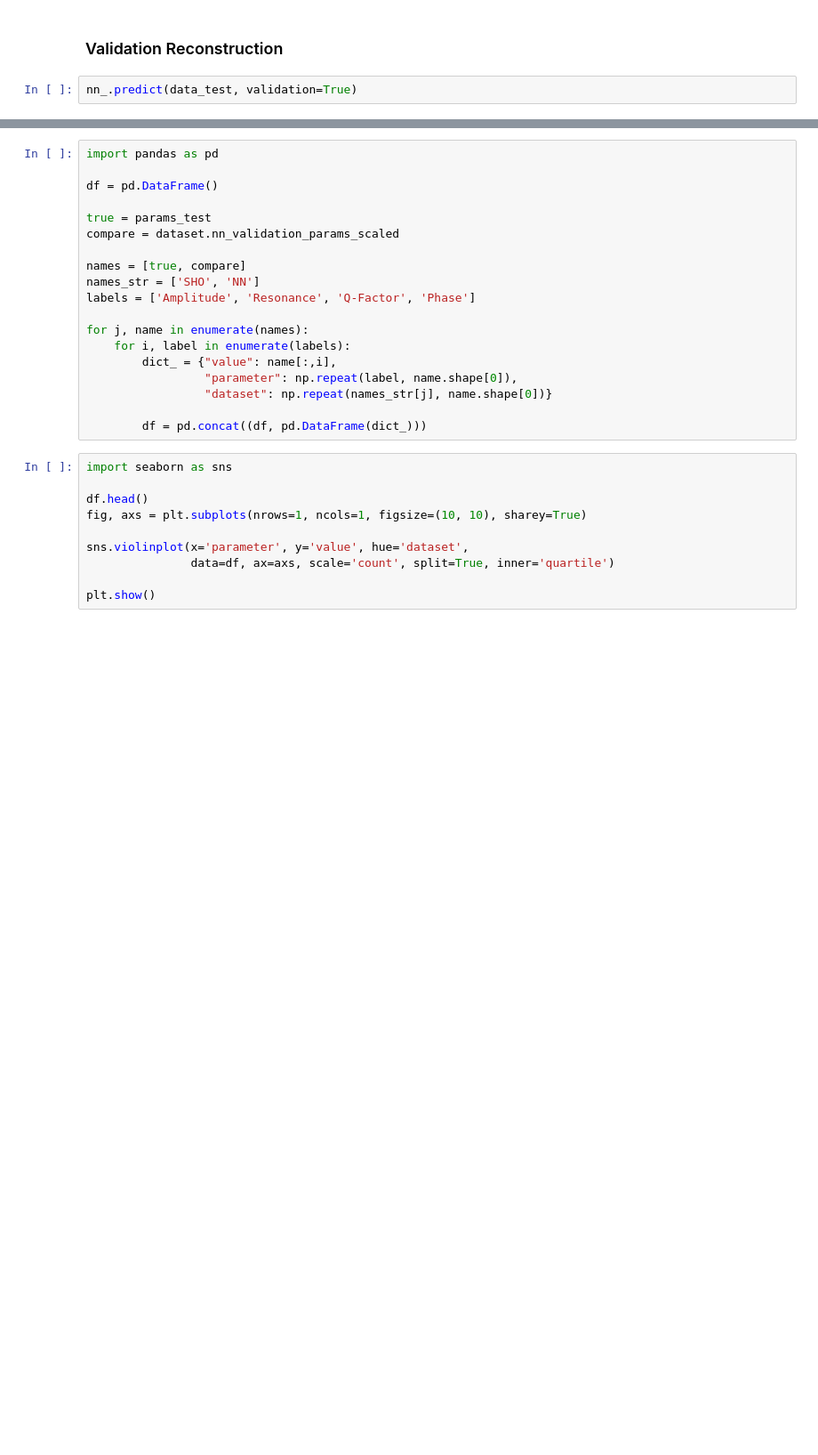
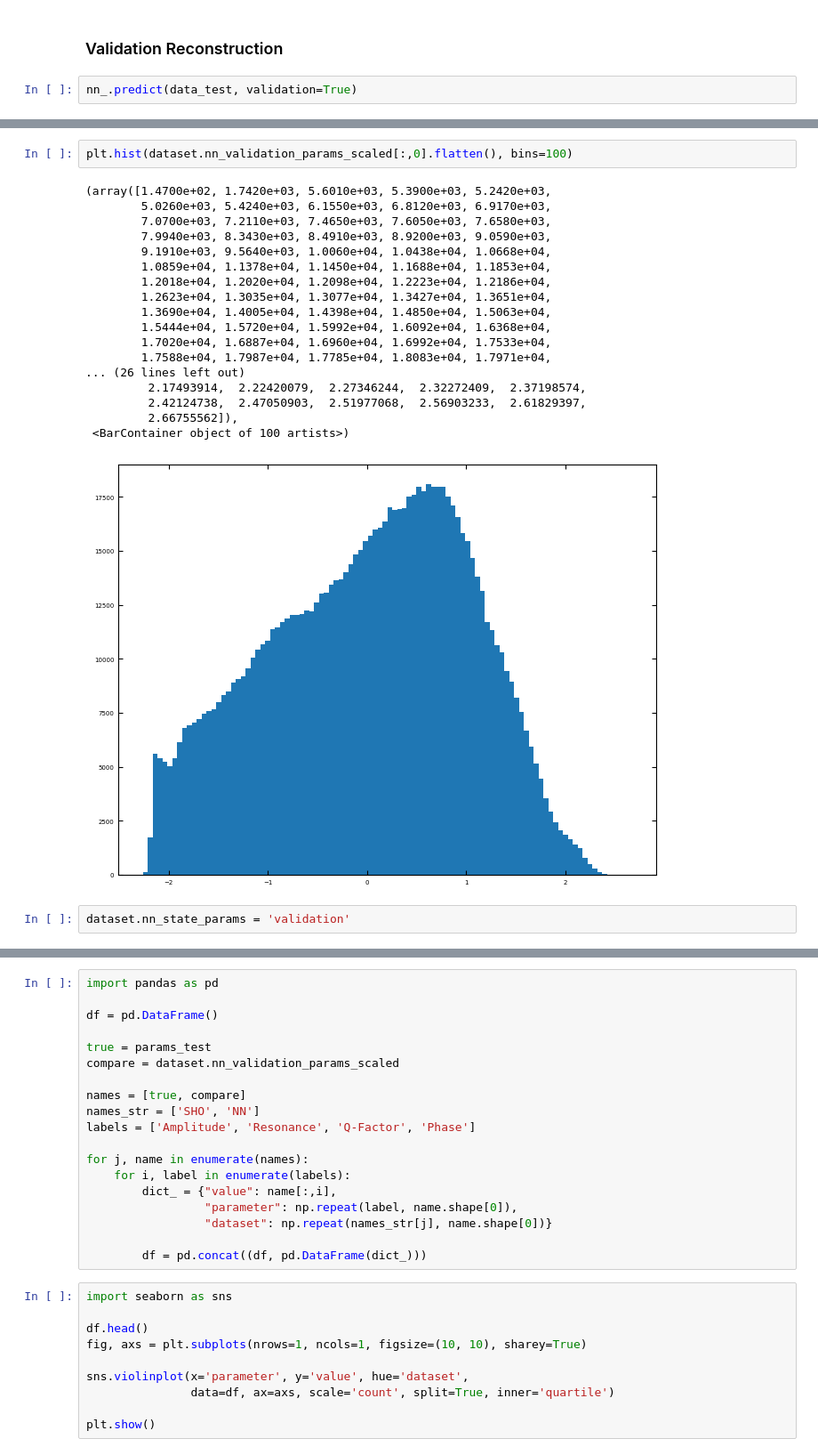
Before and after one commit to m3-learning/m3_learning_old, a Jupyter notebook: m3_learning/papers/2023_Rapid_Fitting/3_Pytorch_SHO_Fitter.ipynb, the cells around one changed output, grey strips where cells are left out. Shown at 89% size. Saved outputs shown, nothing was run; the diff lists cells and outputs as text; blank space fills up the shorter version.

```diff
--- a/m3_learning/papers/2023_Rapid_Fitting/3_Pytorch_SHO_Fitter.ipynb
+++ b/m3_learning/papers/2023_Rapid_Fitting/3_Pytorch_SHO_Fitter.ipynb
@@ -225,0 +263,23 @@ Average MSE: 0.04236861690878868
+# %%
+plt.hist(dataset.nn_validation_params_scaled[:,0].flatten(), bins=100)
+# %% [output]
+(array([1.4700e+02, 1.7420e+03, 5.6010e+03, 5.3900e+03, 5.2420e+03,
+        5.0260e+03, 5.4240e+03, 6.1550e+03, 6.8120e+03, 6.9170e+03,
+        7.0700e+03, 7.2110e+03, 7.4650e+03, 7.6050e+03, 7.6580e+03,
+        7.9940e+03, 8.3430e+03, 8.4910e+03, 8.9200e+03, 9.0590e+03,
+        9.1910e+03, 9.5640e+03, 1.0060e+04, 1.0438e+04, 1.0668e+04,
+        1.0859e+04, 1.1378e+04, 1.1450e+04, 1.1688e+04, 1.1853e+04,
+        1.2018e+04, 1.2020e+04, 1.2098e+04, 1.2223e+04, 1.2186e+04,
+        1.2623e+04, 1.3035e+04, 1.3077e+04, 1.3427e+04, 1.3651e+04,
+        1.3690e+04, 1.4005e+04, 1.4398e+04, 1.4850e+04, 1.5063e+04,
+        1.5444e+04, 1.5720e+04, 1.5992e+04, 1.6092e+04, 1.6368e+04,
+        1.7020e+04, 1.6887e+04, 1.6960e+04, 1.6992e+04, 1.7533e+04,
+        1.7588e+04, 1.7987e+04, 1.7785e+04, 1.8083e+04, 1.7971e+04,
+... (26 lines left out)
+         2.17493914,  2.22420079,  2.27346244,  2.32272409,  2.37198574,
+         2.42124738,  2.47050903,  2.51977068,  2.56903233,  2.61829397,
+         2.66755562]),
+ <BarContainer object of 100 artists>)
+[figure, added]
+# %%
+dataset.nn_state_params = 'validation'
```
Also changed, not shown: parts of 15 cells of this notebook, 3 other files.
